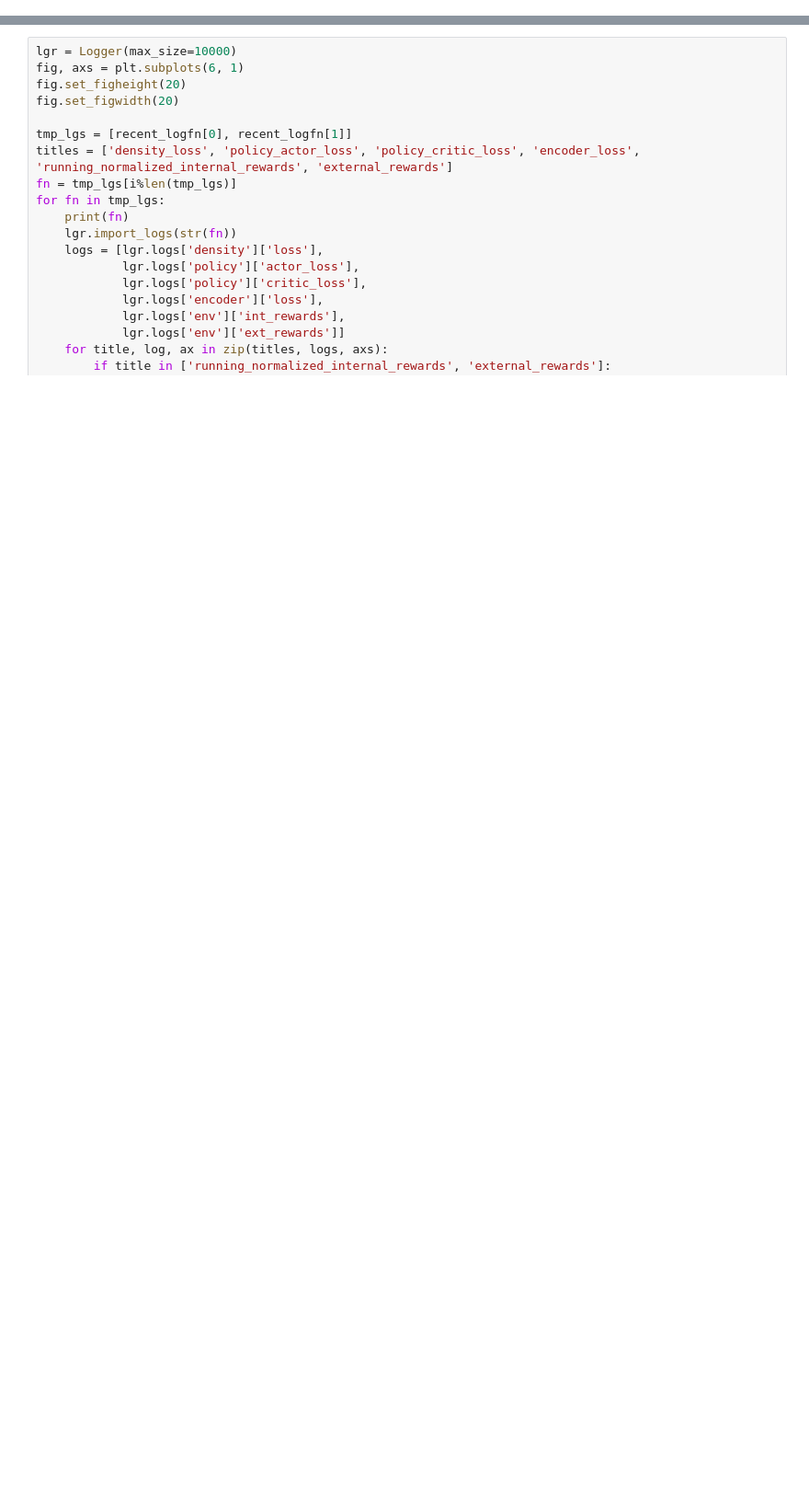
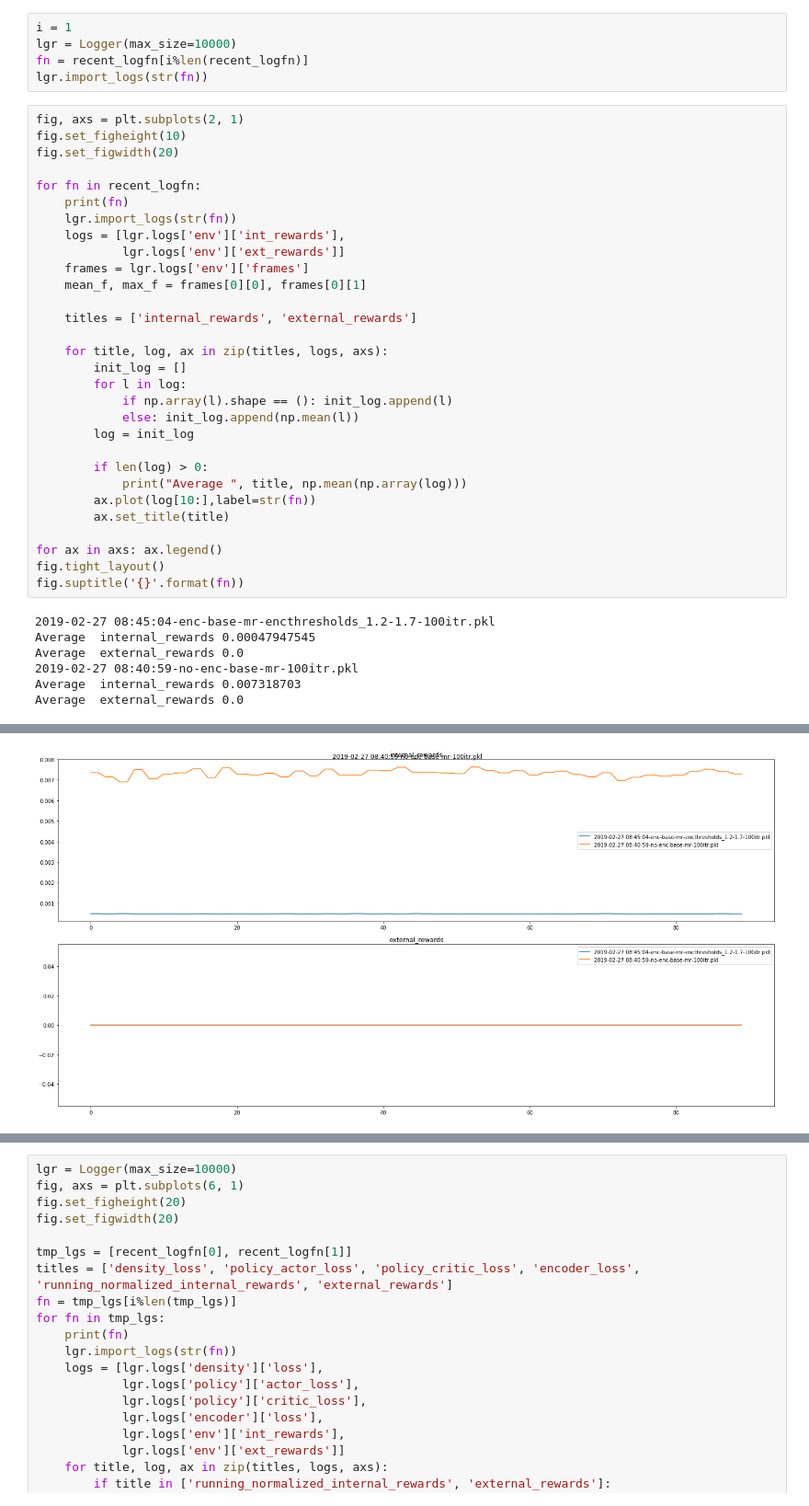
Before and after one commit to gebob19/DRL-Research-AFSR, a Jupyter notebook: codebase/workspace.ipynb, the cells around one changed output, grey strips where cells are left out. Shown at 92% size. Saved outputs shown, nothing was run; the diff lists cells and outputs as text; blank space fills up the shorter version.

```diff
--- a/codebase/workspace.ipynb
+++ b/codebase/workspace.ipynb
@@ -20,0 +19,42 @@ recent_logfn
+# %%
+i = 1
+lgr = Logger(max_size=10000)
+fn = recent_logfn[i%len(recent_logfn)]
+lgr.import_logs(str(fn))
+# %%
+fig, axs = plt.subplots(2, 1)
+fig.set_figheight(10)
+fig.set_figwidth(20)
+
+for fn in recent_logfn:
+    print(fn)
+    lgr.import_logs(str(fn))
+    logs = [lgr.logs['env']['int_rewards'],
+            lgr.logs['env']['ext_rewards']]
+    frames = lgr.logs['env']['frames']
+    mean_f, max_f = frames[0][0], frames[0][1]
+
+    titles = ['internal_rewards', 'external_rewards']
+
+    for title, log, ax in zip(titles, logs, axs):
+        init_log = []
+        for l in log:
+            if np.array(l).shape == (): init_log.append(l)
+            else: init_log.append(np.mean(l))
+        log = init_log
+
+        if len(log) > 0:
+            print("Average ", title, np.mean(np.array(log)))
+        ax.plot(log[10:],label=str(fn))
+        ax.set_title(title)
+
+for ax in axs: ax.legend()
+fig.tight_layout()
+fig.suptitle('{}'.format(fn))
+# %% [output]
+2019-02-27 08:45:04-enc-base-mr-encthresholds_1.2-1.7-100itr.pkl
+Average  internal_rewards 0.00047947545
+Average  external_rewards 0.0
+2019-02-27 08:40:59-no-enc-base-mr-100itr.pkl
+Average  internal_rewards 0.007318703
+Average  external_rewards 0.0
@@ -20,0 +62 @@ recent_logfn
+[figure, added]
```
Also changed, not shown: parts of 6 cells of this notebook.
